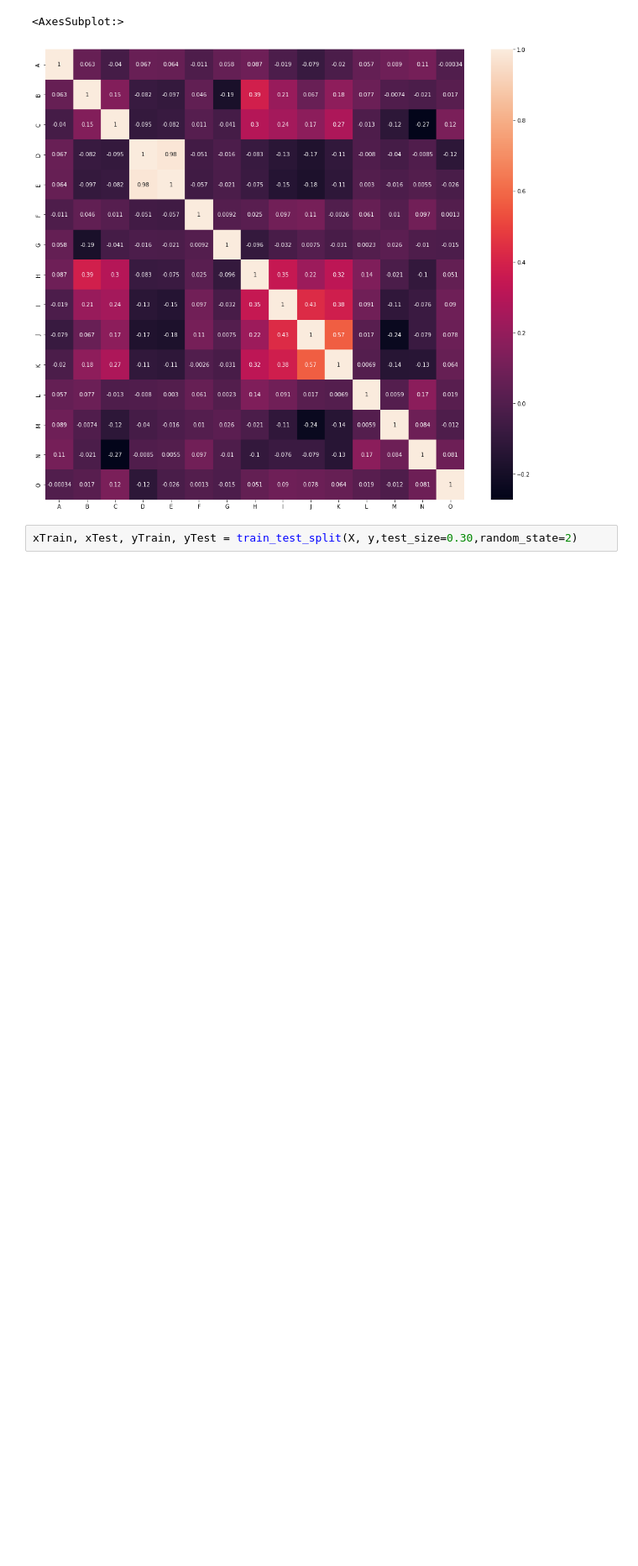
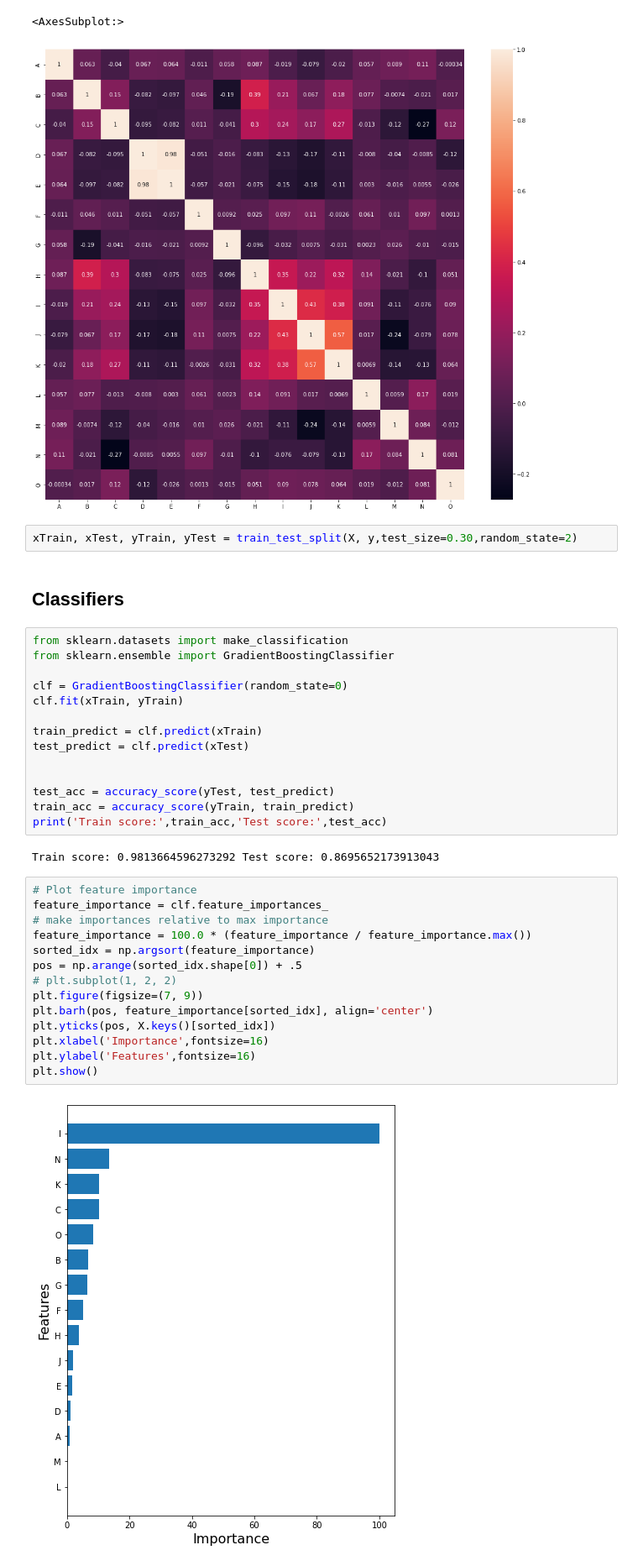
Before and after one commit to Aman0phy/credit_card_approval, a Jupyter notebook: creditcard-approval.ipynb, the cells around one changed output. Shown at 84% size. Drawn from its saved outputs; the diff is of its cells as text; blank space fills up the shorter version.

Commit message:
different classifiers

```diff
--- a/creditcard-approval.ipynb
+++ b/creditcard-approval.ipynb
@@ -350,3 +351,37 @@ sns.heatmap(X.corr(), annot = True)
 [figure]
 # %%
 xTrain, xTest, yTrain, yTest = train_test_split(X, y,test_size=0.30,random_state=2)
+# %% [markdown]
+## **Classifiers**
+# %%
+from sklearn.datasets import make_classification
+from sklearn.ensemble import GradientBoostingClassifier
+
+clf = GradientBoostingClassifier(random_state=0)
+clf.fit(xTrain, yTrain)
+
+train_predict = clf.predict(xTrain)
+test_predict = clf.predict(xTest)
+
+
+test_acc = accuracy_score(yTest, test_predict)
+train_acc = accuracy_score(yTrain, train_predict)
+print('Train score:',train_acc,'Test score:',test_acc)
+# %% [output]
+Train score: 0.9813664596273292 Test score: 0.8695652173913043
+# %%
+# Plot feature importance
+feature_importance = clf.feature_importances_
+# make importances relative to max importance
+feature_importance = 100.0 * (feature_importance / feature_importance.max())
+sorted_idx = np.argsort(feature_importance)
+pos = np.arange(sorted_idx.shape[0]) + .5
+# plt.subplot(1, 2, 2)
+plt.figure(figsize=(7, 9))
+plt.barh(pos, feature_importance[sorted_idx], align='center')
+plt.yticks(pos, X.keys()[sorted_idx])
+plt.xlabel('Importance',fontsize=16)
+plt.ylabel('Features',fontsize=16)
+plt.show()
+# %% [output]
+[figure, added]
```
Also changed, not shown: parts of 5 cells of this notebook.
